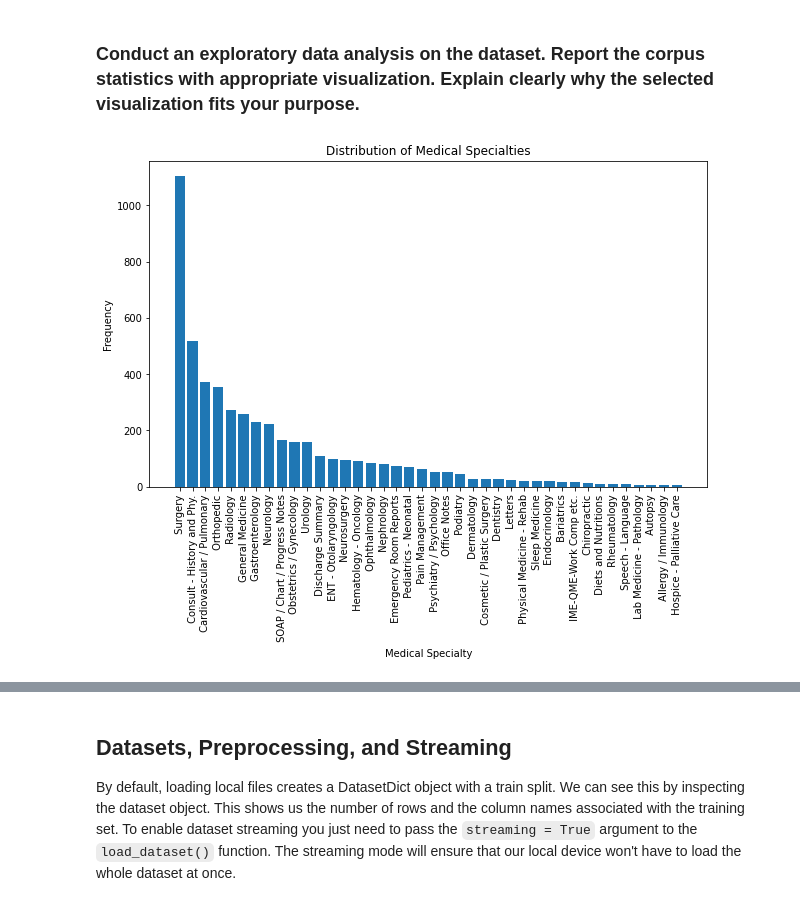
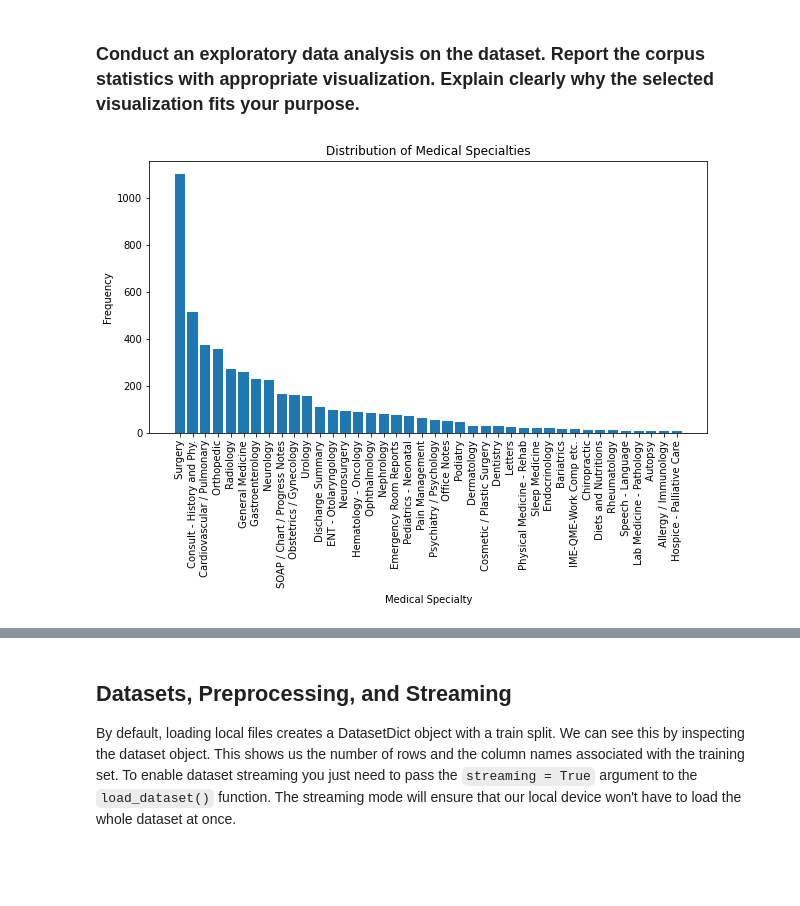
Before and after one commit to rrwabina/RADI623, a Jupyter notebook: 00 Project/src/RADI623_A1_RomenSamuelWabina.ipynb, the cells around one changed output, grey strips where cells are left out. Saved outputs shown, nothing was run; the diff lists cells and outputs as text; code cells hidden in the pictures; blank space fills up the shorter version.

```diff
--- a/00 Project/src/RADI623_A1_RomenSamuelWabina.ipynb
+++ b/00 Project/src/RADI623_A1_RomenSamuelWabina.ipynb
@@ -39,12 +39,12 @@ max_transcription_length = transcription_lengths.max()
 # %%
 specialty_counts = data['medical_specialty'].value_counts()
 
-plt.figure(figsize = (10, 6))
+plt.figure(figsize = (10, 5))
 plt.bar(specialty_counts.index, specialty_counts.values)
 plt.xlabel('Medical Specialty')
 plt.ylabel('Frequency')
 plt.title('Distribution of Medical Specialties')
 plt.xticks(rotation = 90)
 plt.show()
 # %% [output]
-[figure, old version]
+[figure, new version]
```
Also changed, not shown: parts of 2 cells of this notebook.
